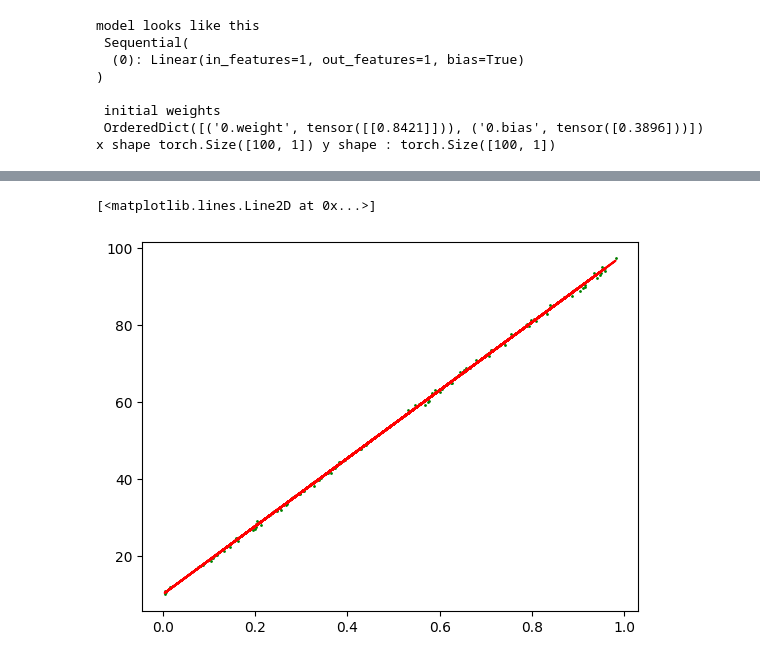
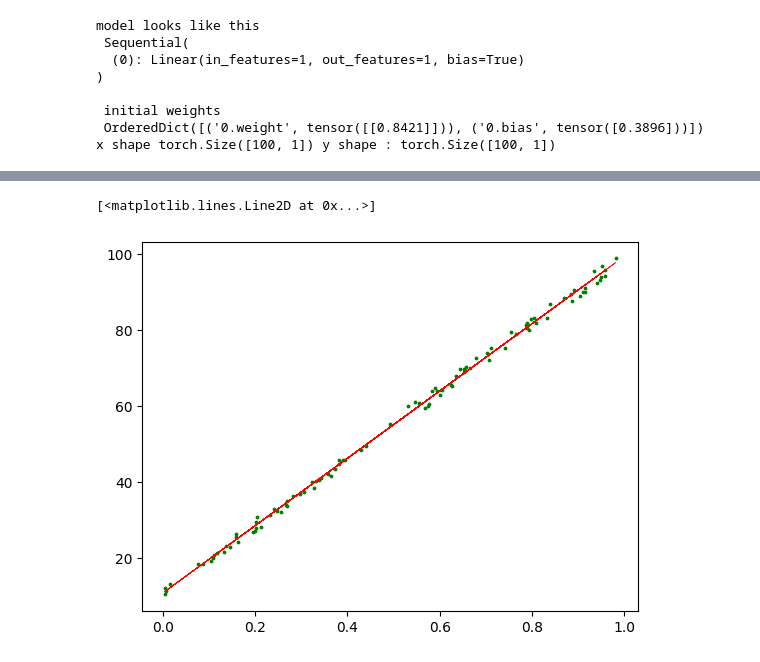
Before and after one commit to sriram-gupta/diy-ml, a Jupyter notebook: notebooks/00Regression.ipynb, the cells around one changed output, grey strips where cells are left out. Saved outputs shown, nothing was run; the diff lists cells and outputs as text; code cells hidden in the pictures.

```diff
--- a/notebooks/00Regression.ipynb
+++ b/notebooks/00Regression.ipynb
@@ -29,7 +29,7 @@ def generate_dataset(n, noise_factor):
     return x ,  y , hidden
 
 
-x ,  y , hidden = generate_dataset(100, noise_factor=2)
+x ,  y , hidden = generate_dataset(100, noise_factor=4)
 print(hidden)
 plt.scatter(x,y, s=1,c='r')
 # %% [output]
@@ -99,9 +99,9 @@ plt.plot(losses)
 # %%
 # plot predictions
 
 yhat = model(x)
-plt.scatter(x,y,c='g',s=1)
-plt.plot(x,torch.tensor(yhat),c='r')
+plt.scatter(x,y,c='g',s=3)
+plt.plot(x,torch.tensor(yhat),c='r',linewidth=0.5)
 # %% [output]
 [<matplotlib.lines.Line2D at 0x...>]
-[figure, old version]
+[figure, new version]
```
Also changed, not shown: parts of 2 cells of this notebook, 1 other file.
